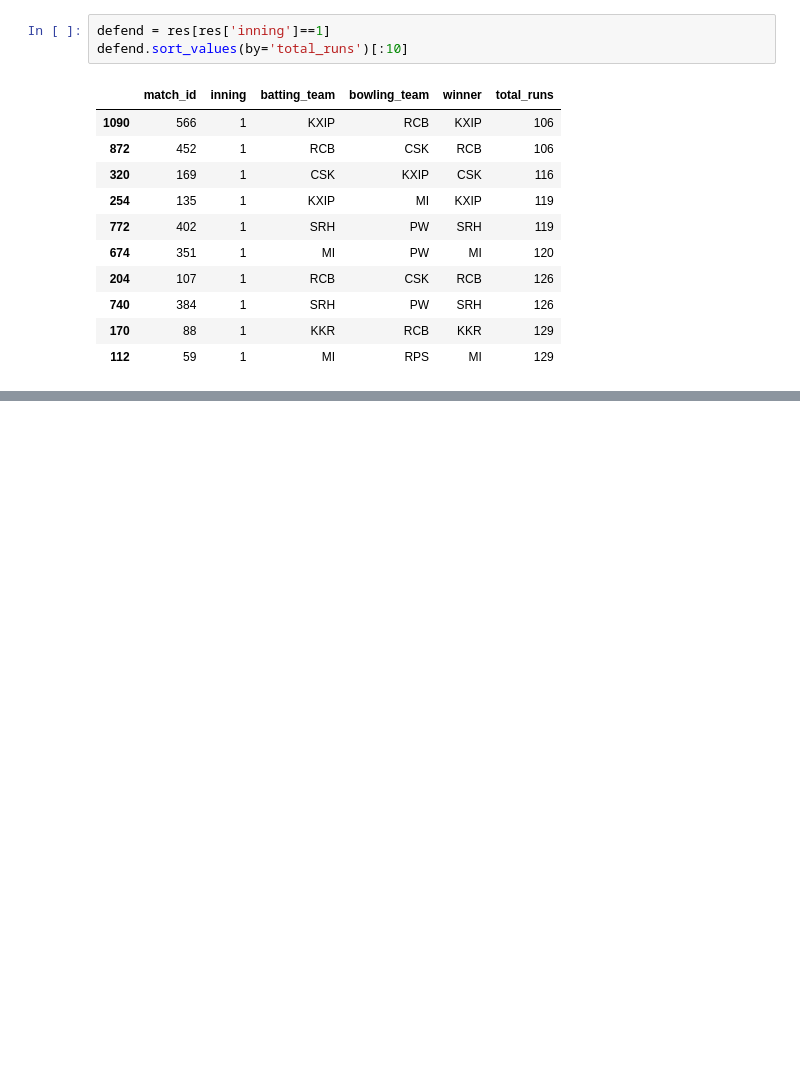
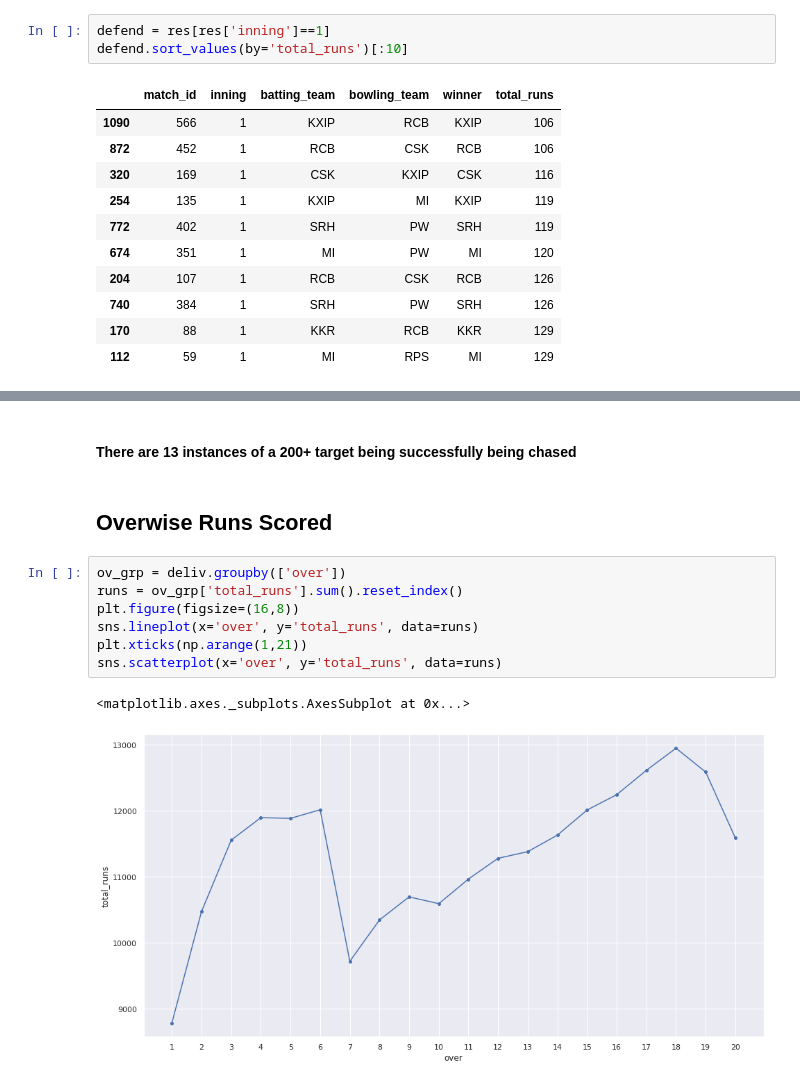
Before and after one commit to prateek-ml/ipl-eda, a Jupyter notebook: IPL EDA - II.ipynb, the cells around one changed output, grey strips where cells are left out. Cells and saved outputs as stored; diff of their text form; blank space fills up the shorter version.

```diff
--- a/IPL EDA - II.ipynb
+++ b/IPL EDA - II.ipynb
@@ -334,0 +406,14 @@ doub
+# %% [markdown]
+#### There are 13 instances of a 200+ target being successfully being chased
+# %% [markdown]
+## Overwise Runs Scored
+# %%
+ov_grp = deliv.groupby(['over'])
+runs = ov_grp['total_runs'].sum().reset_index()
+plt.figure(figsize=(16,8))
+sns.lineplot(x='over', y='total_runs', data=runs)
+plt.xticks(np.arange(1,21))
+sns.scatterplot(x='over', y='total_runs', data=runs)
+# %% [output]
+<matplotlib.axes._subplots.AxesSubplot at 0x...>
+[figure, added]
```
Also changed, not shown: parts of 18 cells of this notebook.
